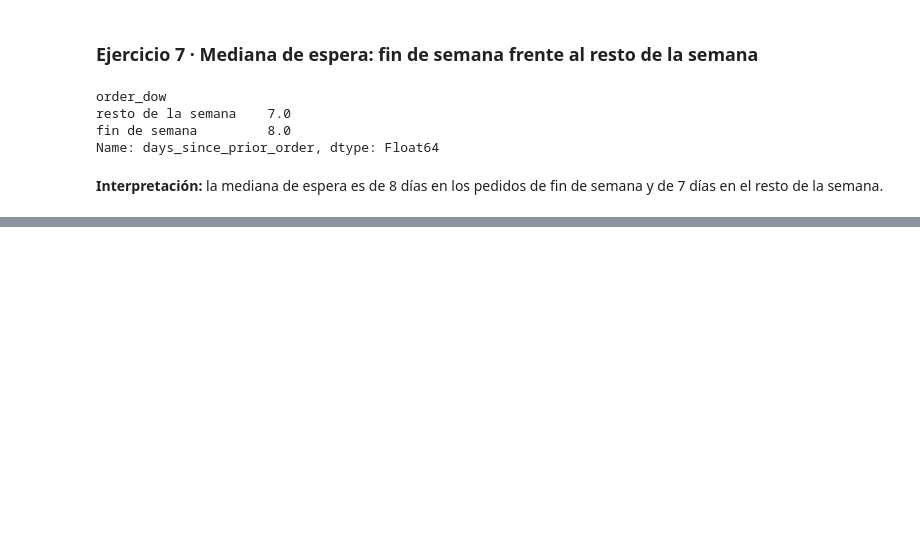
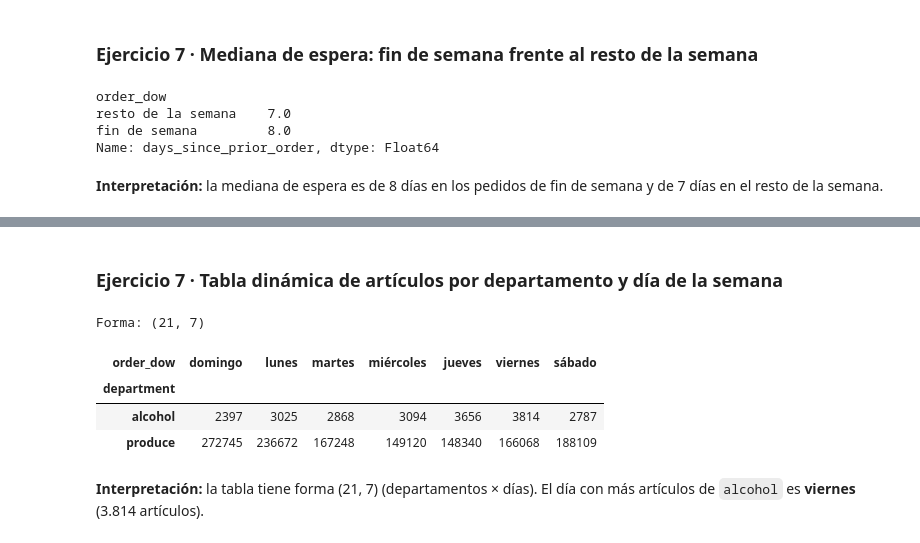
Before and after one commit to nicolasmunosh/instacart-analisis, a Jupyter notebook: notebooks/pandas_labs.ipynb, the cells around one changed output, grey strips where cells are left out. Cells and saved outputs as stored; diff of their text form; code cells hidden in the pictures; blank space fills up the shorter version.

```diff
--- a/notebooks/pandas_labs.ipynb
+++ b/notebooks/pandas_labs.ipynb
@@ -839,0 +1226,21 @@ Name: days_since_prior_order, dtype: Float64
+# %% [markdown]
+### Ejercicio 7 · Tabla dinámica de artículos por departamento y día de la semana
+# %%
+dias = {0: 'domingo', 1: 'lunes', 2: 'martes', 3: 'miércoles', 4: 'jueves', 5: 'viernes', 6: 'sábado'}
+dinamica = (maestra.pivot_table(index='department', columns='order_dow',
+                                values='product_id', aggfunc='count')
+                   .rename(columns=dias))
+print('Forma:', dinamica.shape)
+dia_alcohol = dinamica.loc['alcohol'].idxmax()
+display(dinamica.loc[['alcohol', 'produce']])
+display(Markdown(
+    f"**Interpretación:** la tabla tiene forma {dinamica.shape} (departamentos × días). El día con más artículos de `alcohol` es **{dia_alcohol}** "
+    f"({fmt(dinamica.loc['alcohol', dia_alcohol])} artículos)."
+))
+# %% [output]
+Forma: (21, 7)
+| order_dow | domingo | lunes | martes | miércoles | jueves | viernes | sábado |
+| department |  |  |  |  |  |  |  |
+| alcohol | 2397 | 3025 | 2868 | 3094 | 3656 | 3814 | 2787 |
+| produce | 272745 | 236672 | 167248 | 149120 | 148340 | 166068 | 188109 |
+**Interpretación:** la tabla tiene forma (21, 7) (departamentos × días). El día con más artículos de `alcohol` es **viernes** (3.814 artículos).
```
Also changed, not shown: parts of 46 cells of this notebook, 3 other files.
